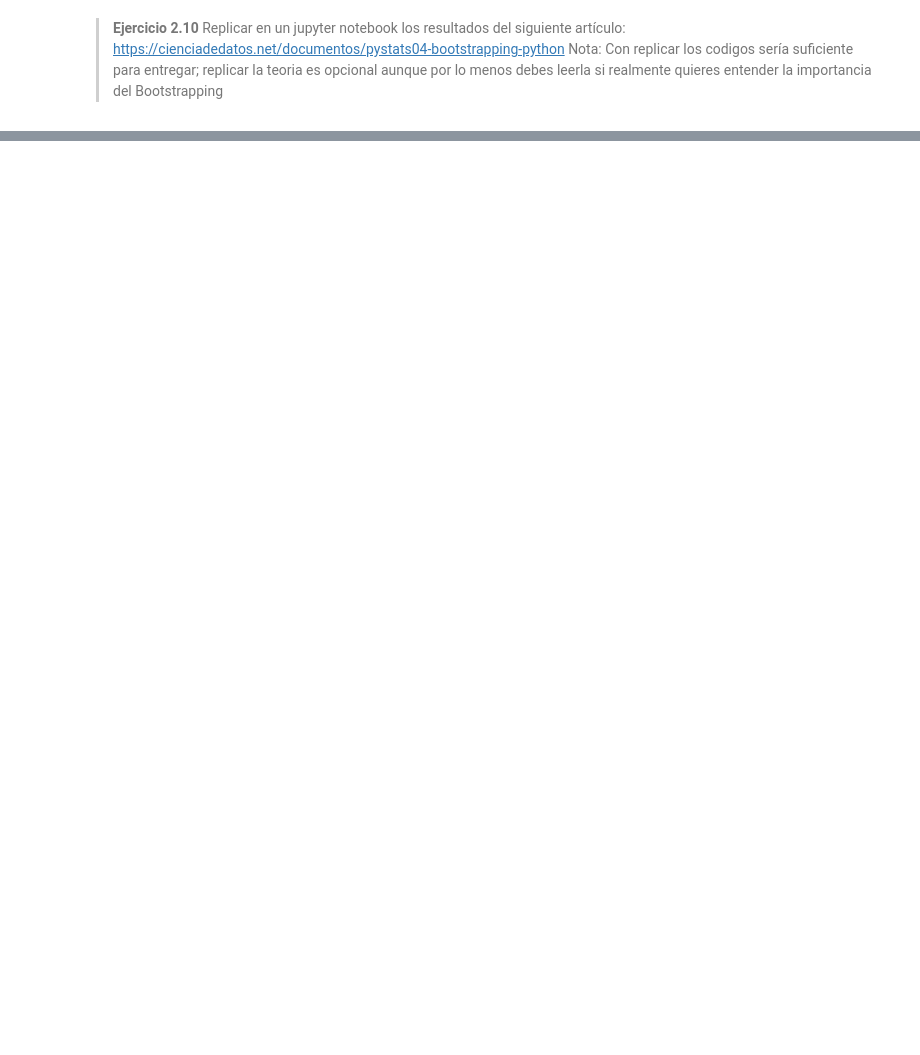
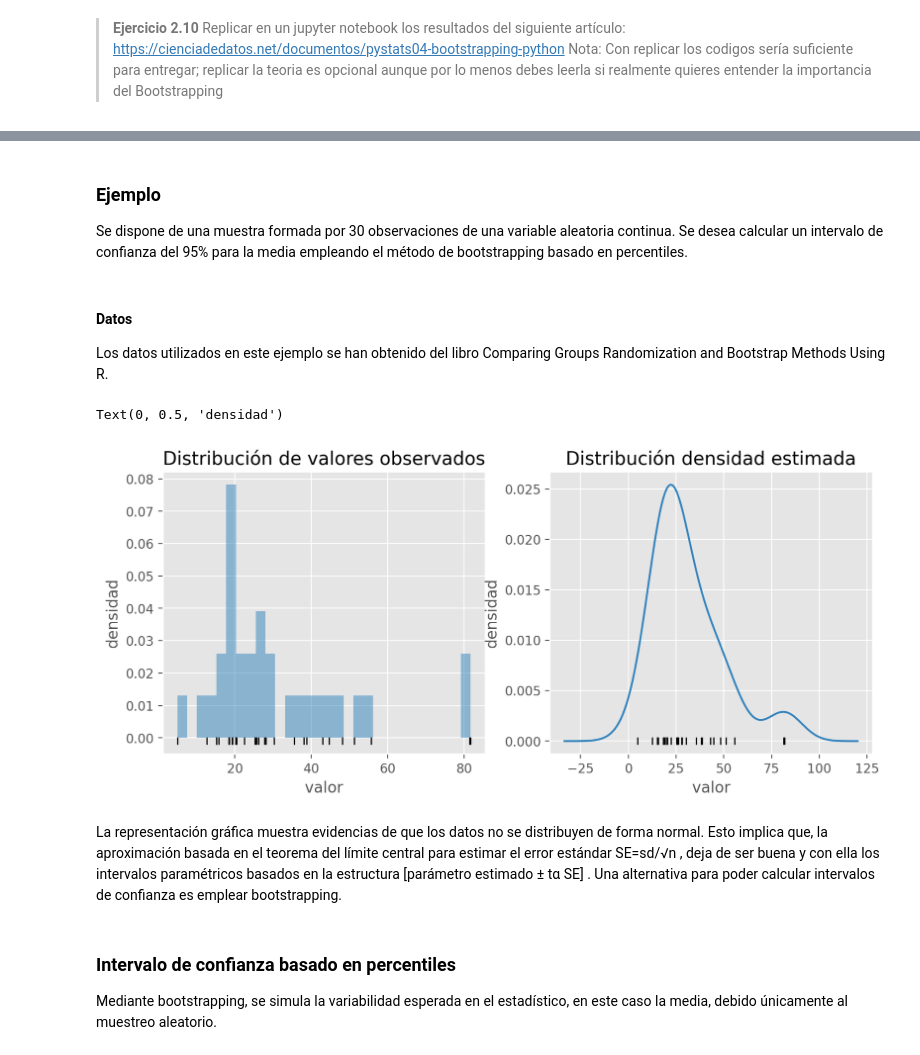
Before and after one commit to mizos0512/RPython, a Jupyter notebook: Notebooks/Clase_90-Intervalos_de_Confianza.ipynb, the cells around one changed output, grey strips where cells are left out. Drawn from its saved outputs; the diff is of its cells as text; code cells hidden in the pictures; blank space fills up the shorter version.

Commit message:
Se guardan archivos Practica_45 y Clase:90-Intervalos_de_Confianza

```diff
--- a/Notebooks/Clase_90-Intervalos_de_Confianza.ipynb
+++ b/Notebooks/Clase_90-Intervalos_de_Confianza.ipynb
@@ -557,0 +599,4 @@ Imagina que estás midiendo la altura promedio de estudiantes en una escuela. Si
+# %% [markdown]
+### Ejemplo
+
+Se dispone de una muestra formada por 30 observaciones de una variable aleatoria continua. Se desea calcular un intervalo de confianza del 95% para la media empleando el método de bootstrapping basado en percentiles.
@@ -557,0 +629,40 @@ Imagina que estás midiendo la altura promedio de estudiantes en una escuela. Si
+# %% [markdown]
+#### Datos
+
+Los datos utilizados en este ejemplo se han obtenido del libro Comparing Groups Randomization and Bootstrap Methods Using R.
+# %%
+# Datos
+# ==============================================================================
+datos = np.array([
+            81.372918, 25.700971, 4.942646, 43.020853, 81.690589, 51.195236,
+            55.659909, 15.153155, 38.745780, 12.610385, 22.415094, 18.355721,
+            38.081501, 48.171135, 18.462725, 44.642251, 25.391082, 20.410874,
+            15.778187, 19.351485, 20.189991, 27.795406, 25.268600, 20.177459,
+            15.196887, 26.206537, 19.190966, 35.481161, 28.094252, 30.305922
+        ])
+# Gráficos distribución observada
+# ==============================================================================
+fig, axs = plt.subplots(nrows=1, ncols=2, figsize=(10, 4))
+
+axs[0].hist(datos, bins=30, density=True, color='#3182bd', alpha=0.5, label = 'muestra_1')
+axs[0].plot(datos, np.full_like(datos, -0.001), '|k', markeredgewidth=1)
+axs[0].set_title('Distribución de valores observados')
+axs[0].set_xlabel('valor')
+axs[0].set_ylabel('densidad')
+
+pd.Series(datos).plot.kde(ax=axs[1],color='#3182bd')
+axs[1].plot(datos, np.full_like(datos, 0), '|k', markeredgewidth=1)
+axs[1].set_title('Distribución densidad estimada')
+axs[1].set_xlabel('valor')
+axs[1].set_ylabel('densidad')
+# %% [output]
+Text(0, 0.5, 'densidad')
+[figure, added]
+# %% [markdown]
+La representación gráfica muestra evidencias de que los datos no se distribuyen de forma normal. Esto implica que, la aproximación basada en el teorema del límite central para estimar el error estándar  SE=sd/√n
+ , deja de ser buena y con ella los intervalos paramétricos basados en la estructura  [parámetro estimado ± tα SE]
+ . Una alternativa para poder calcular intervalos de confianza es emplear bootstrapping.
+# %% [markdown]
+### Intervalo de confianza basado en percentiles
+
+Mediante bootstrapping, se simula la variabilidad esperada en el estadístico, en este caso la media, debido únicamente al muestreo aleatorio.
```
Also changed, not shown: parts of 52 cells of this notebook, 4 other files.
